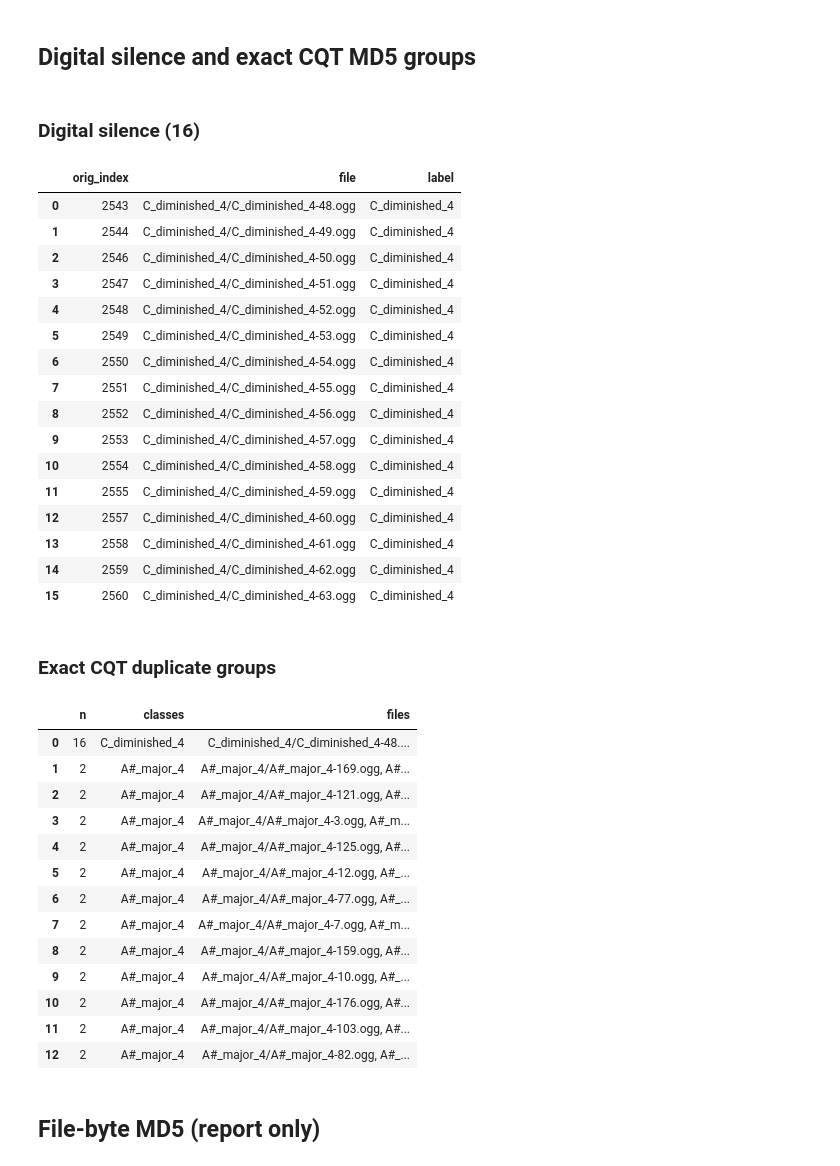
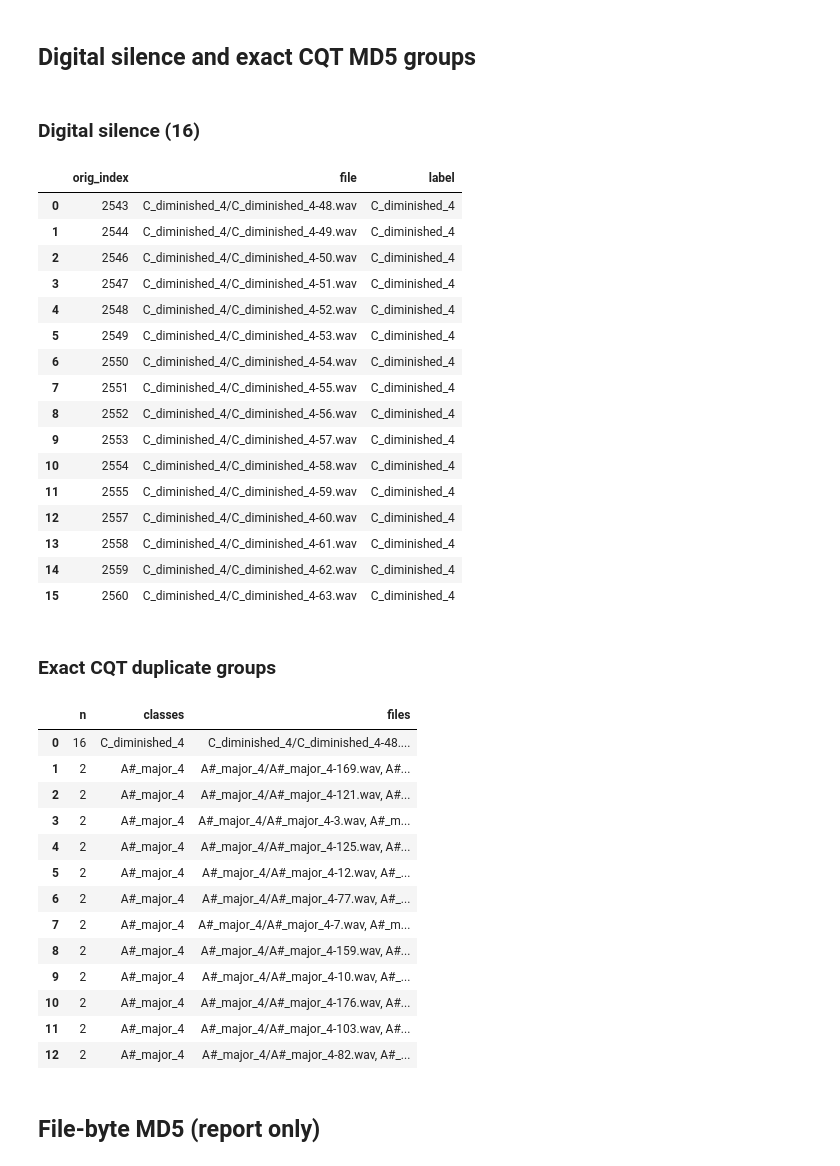
Before and after one commit to sglkc/chord-detector, a Jupyter notebook: training/notebooks/cnn-latest/clean-features.ipynb, the cells around one changed output. Drawn from its saved outputs; the diff is of its cells as text; code cells hidden in the pictures.

```diff
--- a/training/notebooks/cnn-latest/clean-features.ipynb
+++ b/training/notebooks/cnn-latest/clean-features.ipynb
@@ -102,67 +102,67 @@ Loaded **7200** rows from `training.npz`
 # %%
 flat = features.reshape(len(features), -1)
 silent_mask = np.abs(flat).max(axis=1) == 0
 silent_idx = np.where(silent_mask)[0]
 assert len(silent_idx) == EXPECTED_SILENT, len(silent_idx)
 assert set(labels[silent_idx]) == {"C_diminished_4"}
 
 silent_df = inv.loc[silent_idx, ["orig_index", "file", "label"]].reset_index(drop=True)
 display(Markdown(f"### Digital silence (**{len(silent_df)}**)"))
 display(silent_df)
 
 def row_hash(row: np.ndarray) -> str:
     return hashlib.md5(np.ascontiguousarray(row).tobytes()).hexdigest()
 
 hashes = np.array([row_hash(flat[i]) for i in range(len(flat))])
-inv["cqt_hash"] = hashes
-hash_counts = inv["cqt_hash"].value_counts()
+inv["hash"] = hashes
+hash_counts = inv["hash"].value_counts()
 dup_hashes = hash_counts[hash_counts > 1]
 assert len(dup_hashes) == EXPECTED_DUP_GROUPS, len(dup_hashes)
 assert int(dup_hashes.sum()) == EXPECTED_DUP_MEMBERS, int(dup_hashes.sum())
 
 groups = (
-    inv[inv.cqt_hash.isin(dup_hashes.index)]
-    .groupby("cqt_hash")
+    inv[inv.hash.isin(dup_hashes.index)]
+    .groupby("hash")
     .agg(n=("file", "size"), classes=("label", lambda s: ", ".join(sorted(set(s)))), files=("file", lambda s: ", ".join(sorted(s))))
     .sort_values("n", ascending=False)
     .reset_index()
 )
 display(Markdown("### Exact CQT duplicate groups"))
 display(groups[["n", "classes", "files"]])
 # %% [output]
 ### Digital silence (**16**)
 |  | orig_index | file | label |
-| 0 | 2543 | C_diminished_4/C_diminished_4-48.ogg | C_diminished_4 |
-| 1 | 2544 | C_diminished_4/C_diminished_4-49.ogg | C_diminished_4 |
-| 2 | 2546 | C_diminished_4/C_diminished_4-50.ogg | C_diminished_4 |
-| 3 | 2547 | C_diminished_4/C_diminished_4-51.ogg | C_diminished_4 |
-| 4 | 2548 | C_diminished_4/C_diminished_4-52.ogg | C_diminished_4 |
-| 5 | 2549 | C_diminished_4/C_diminished_4-53.ogg | C_diminished_4 |
-| 6 | 2550 | C_diminished_4/C_diminished_4-54.ogg | C_diminished_4 |
-| 7 | 2551 | C_diminished_4/C_diminished_4-55.ogg | C_diminished_4 |
-| 8 | 2552 | C_diminished_4/C_diminished_4-56.ogg | C_diminished_4 |
-| 9 | 2553 | C_diminished_4/C_diminished_4-57.ogg | C_diminished_4 |
-| 10 | 2554 | C_diminished_4/C_diminished_4-58.ogg | C_diminished_4 |
-| 11 | 2555 | C_diminished_4/C_diminished_4-59.ogg | C_diminished_4 |
-| 12 | 2557 | C_diminished_4/C_diminished_4-60.ogg | C_diminished_4 |
-| 13 | 2558 | C_diminished_4/C_diminished_4-61.ogg | C_diminished_4 |
-| 14 | 2559 | C_diminished_4/C_diminished_4-62.ogg | C_diminished_4 |
-| 15 | 2560 | C_diminished_4/C_diminished_4-63.ogg | C_diminished_4 |
+| 0 | 2543 | C_diminished_4/C_diminished_4-48.wav | C_diminished_4 |
+| 1 | 2544 | C_diminished_4/C_diminished_4-49.wav | C_diminished_4 |
+| 2 | 2546 | C_diminished_4/C_diminished_4-50.wav | C_diminished_4 |
+| 3 | 2547 | C_diminished_4/C_diminished_4-51.wav | C_diminished_4 |
+| 4 | 2548 | C_diminished_4/C_diminished_4-52.wav | C_diminished_4 |
+| 5 | 2549 | C_diminished_4/C_diminished_4-53.wav | C_diminished_4 |
+| 6 | 2550 | C_diminished_4/C_diminished_4-54.wav | C_diminished_4 |
+| 7 | 2551 | C_diminished_4/C_diminished_4-55.wav | C_diminished_4 |
+| 8 | 2552 | C_diminished_4/C_diminished_4-56.wav | C_diminished_4 |
+| 9 | 2553 | C_diminished_4/C_diminished_4-57.wav | C_diminished_4 |
+| 10 | 2554 | C_diminished_4/C_diminished_4-58.wav | C_diminished_4 |
+| 11 | 2555 | C_diminished_4/C_diminished_4-59.wav | C_diminished_4 |
+| 12 | 2557 | C_diminished_4/C_diminished_4-60.wav | C_diminished_4 |
+| 13 | 2558 | C_diminished_4/C_diminished_4-61.wav | C_diminished_4 |
+| 14 | 2559 | C_diminished_4/C_diminished_4-62.wav | C_diminished_4 |
+| 15 | 2560 | C_diminished_4/C_diminished_4-63.wav | C_diminished_4 |
 ### Exact CQT duplicate groups
 |  | n | classes | files |
 | 0 | 16 | C_diminished_4 | C_diminished_4/C_diminished_4-48.... |
-| 1 | 2 | A#_major_4 | A#_major_4/A#_major_4-169.ogg, A#... |
-| 2 | 2 | A#_major_4 | A#_major_4/A#_major_4-121.ogg, A#... |
-| 3 | 2 | A#_major_4 | A#_major_4/A#_major_4-3.ogg, A#_m... |
-| 4 | 2 | A#_major_4 | A#_major_4/A#_major_4-125.ogg, A#... |
-| 5 | 2 | A#_major_4 | A#_major_4/A#_major_4-12.ogg, A#_... |
-| 6 | 2 | A#_major_4 | A#_major_4/A#_major_4-77.ogg, A#_... |
-| 7 | 2 | A#_major_4 | A#_major_4/A#_major_4-7.ogg, A#_m... |
-| 8 | 2 | A#_major_4 | A#_major_4/A#_major_4-159.ogg, A#... |
-| 9 | 2 | A#_major_4 | A#_major_4/A#_major_4-10.ogg, A#_... |
-| 10 | 2 | A#_major_4 | A#_major_4/A#_major_4-176.ogg, A#... |
-| 11 | 2 | A#_major_4 | A#_major_4/A#_major_4-103.ogg, A#... |
-| 12 | 2 | A#_major_4 | A#_major_4/A#_major_4-82.ogg, A#_... |
+| 1 | 2 | A#_major_4 | A#_major_4/A#_major_4-169.wav, A#... |
+| 2 | 2 | A#_major_4 | A#_major_4/A#_major_4-121.wav, A#... |
+| 3 | 2 | A#_major_4 | A#_major_4/A#_major_4-3.wav, A#_m... |
+| 4 | 2 | A#_major_4 | A#_major_4/A#_major_4-125.wav, A#... |
+| 5 | 2 | A#_major_4 | A#_major_4/A#_major_4-12.wav, A#_... |
+| 6 | 2 | A#_major_4 | A#_major_4/A#_major_4-77.wav, A#_... |
+| 7 | 2 | A#_major_4 | A#_major_4/A#_major_4-7.wav, A#_m... |
+| 8 | 2 | A#_major_4 | A#_major_4/A#_major_4-159.wav, A#... |
+| 9 | 2 | A#_major_4 | A#_major_4/A#_major_4-10.wav, A#_... |
+| 10 | 2 | A#_major_4 | A#_major_4/A#_major_4-176.wav, A#... |
+| 11 | 2 | A#_major_4 | A#_major_4/A#_major_4-103.wav, A#... |
+| 12 | 2 | A#_major_4 | A#_major_4/A#_major_4-82.wav, A#_... |
 # %% [markdown]
 ## File-byte MD5 (report only)
 # %%
```
Also changed, not shown: parts of 2 cells of this notebook, 22 other files.
